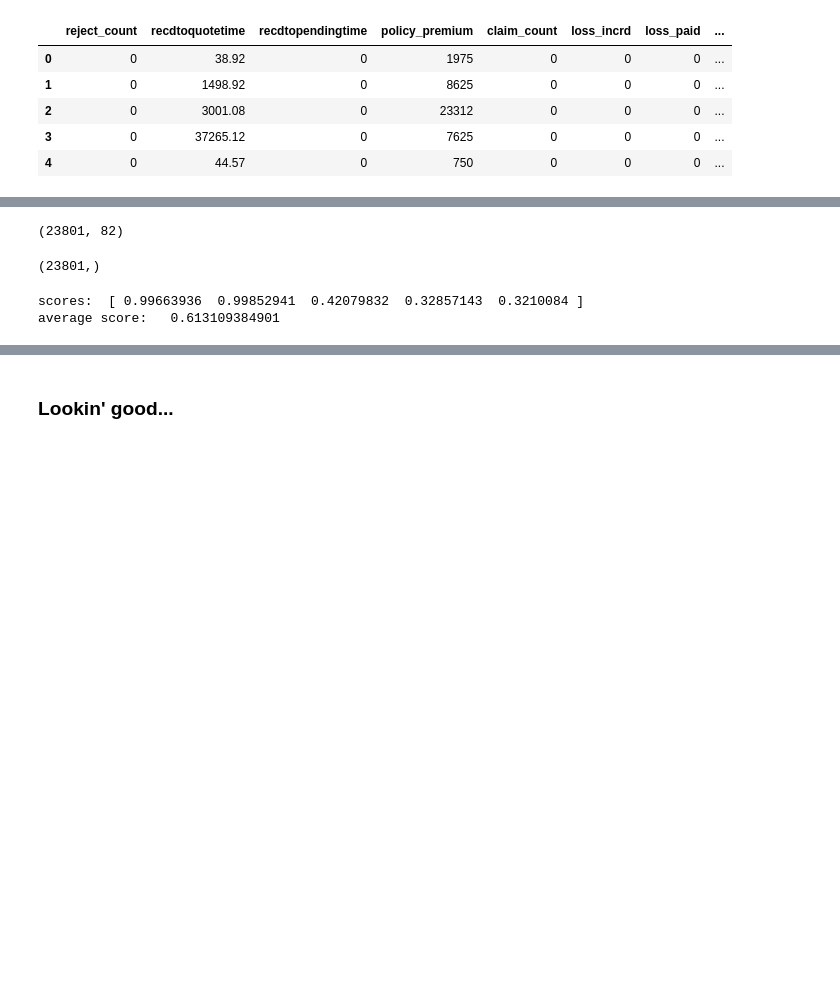
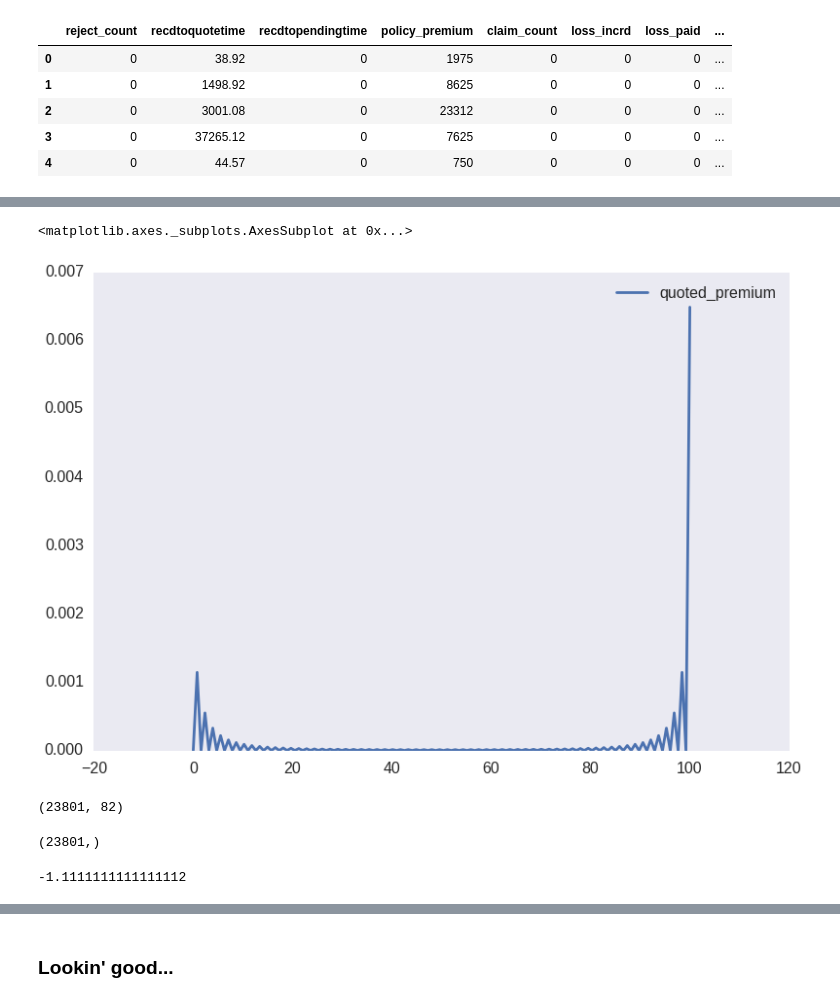
Before and after one commit to aflyax/argo, a Jupyter notebook: Undercurrent.ipynb, the cells around one changed output, grey strips where cells are left out. Saved outputs shown, nothing was run; the diff lists cells and outputs as text; code cells hidden in the pictures; blank space fills up the shorter version.

```diff
--- a/Undercurrent.ipynb
+++ b/Undercurrent.ipynb
@@ -274,25 +282,32 @@ X_scaler = MinMaxScaler()
 
 X_scaler.fit(X_rej)
 X_scaled = X_scaler.transform(X_rej)
+# %%
+sns.kdeplot(1/(quoted_dummy_df.quoted_premium+0.01))
+# sns.kdeplot(quoted_dummy_df.quoted_premium)
+# %% [output]
+<matplotlib.axes._subplots.AxesSubplot at 0x...>
+[figure, added]
 # %%
 print(X_rej.shape)
 Y_rej.shape
 # %% [output]
 (23801, 82)
 (23801,)
+# %%
+np.min(1/(X_rej + 0.1))
+# %% [output]
+-1.1111111111111112
 # %%
-from sklearn.naive_bayes import GaussianNB
-gauss_nb = GaussianNB()
+# from sklearn.naive_bayes import GaussianNB
+# gauss_nb = GaussianNB()
 
-# gauss_nb.fit(X_rej, Y_rej)
-# print("done fitting")
+# # gauss_nb.fit(X_rej, Y_rej)
+# # print("done fitting")
 
-scores = cross_validation.cross_val_score(gauss_nb, X_scaled, Y_rej, cv=5, n_jobs=-1)
-print('scores:\t', scores)
-print("average score:\t", np.mean(scores))
+# scores = cross_validation.cross_val_score(gauss_nb, np.log(X_rej+0.1), Y_rej, cv=5, n_jobs=-1)
+# print('scores:\t', scores)
+# print("average score:\t", np.mean(scores))
-# %% [output]
-scores:  [ 0.99663936  0.99852941  0.42079832  0.32857143  0.3210084 ]
-average score:   0.613109384901
 # %%
 import time
 
```
Also changed, not shown: parts of 10 cells of this notebook.
